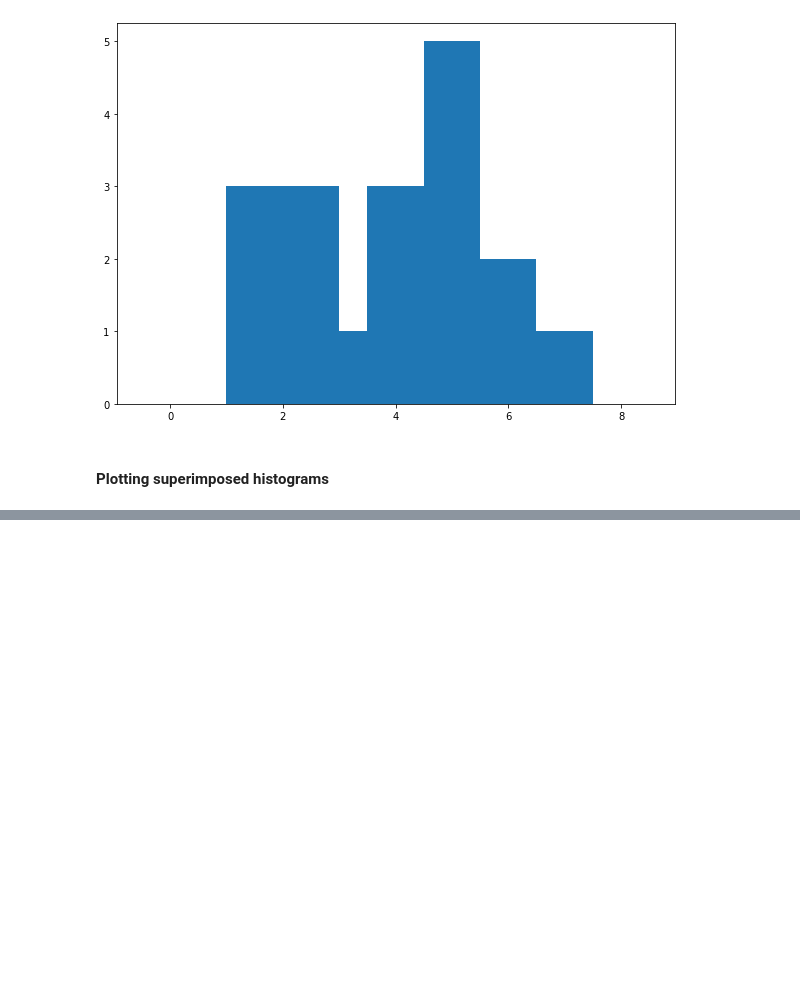
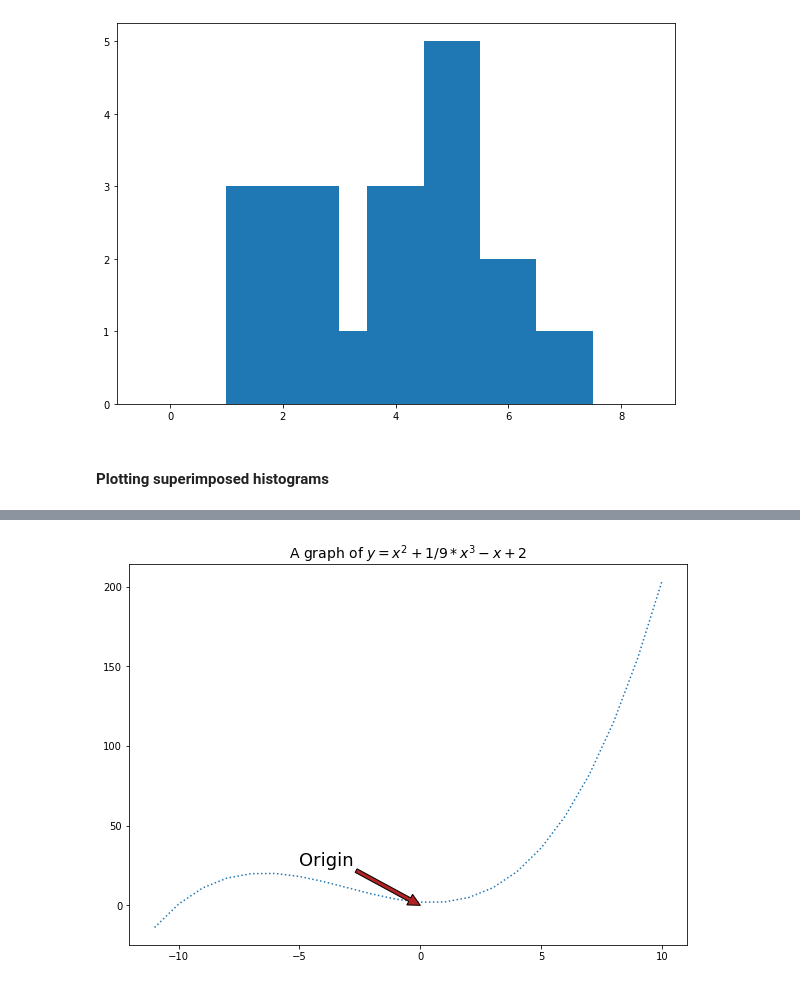
Before and after one commit to soslin/python_review, a Jupyter notebook: 03_matplotlib_and_seaborn.ipynb, the cells around one changed output, grey strips where cells are left out. Drawn from its saved outputs; the diff is of its cells as text; code cells hidden in the pictures; blank space fills up the shorter version.

```diff
--- a/03_matplotlib_and_seaborn.ipynb
+++ b/03_matplotlib_and_seaborn.ipynb
@@ -282,0 +311,10 @@ plt.show()
+# %%
+x = range(-11,11)
+y = [(n**2 + 1/9*n**3-n+2) for n in x]
+plt.figure(figsize = (10,7))
+plt.plot(x,y, ls = ':')
+plt.title('A graph of $y = x^2 + 1/9*x^3-x+2$', fontsize = 14)
+plt.annotate('Origin', xy = (0,0), xytext = (-5,25), fontsize = 18, arrowprops = {'facecolor' :'firebrick'})
+plt.show()
+# %% [output]
+[figure, added]
```
Also changed, not shown: parts of 11 cells of this notebook.
